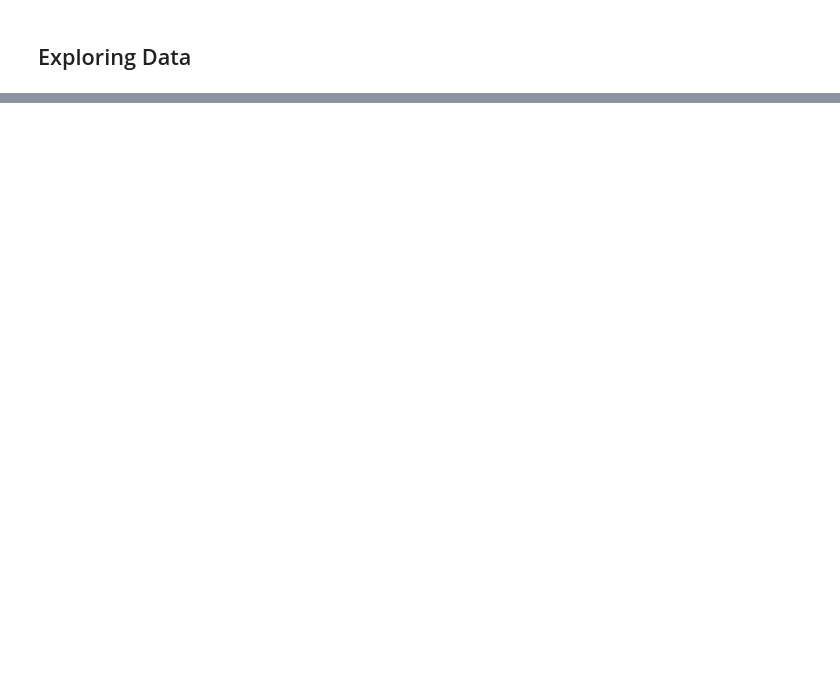
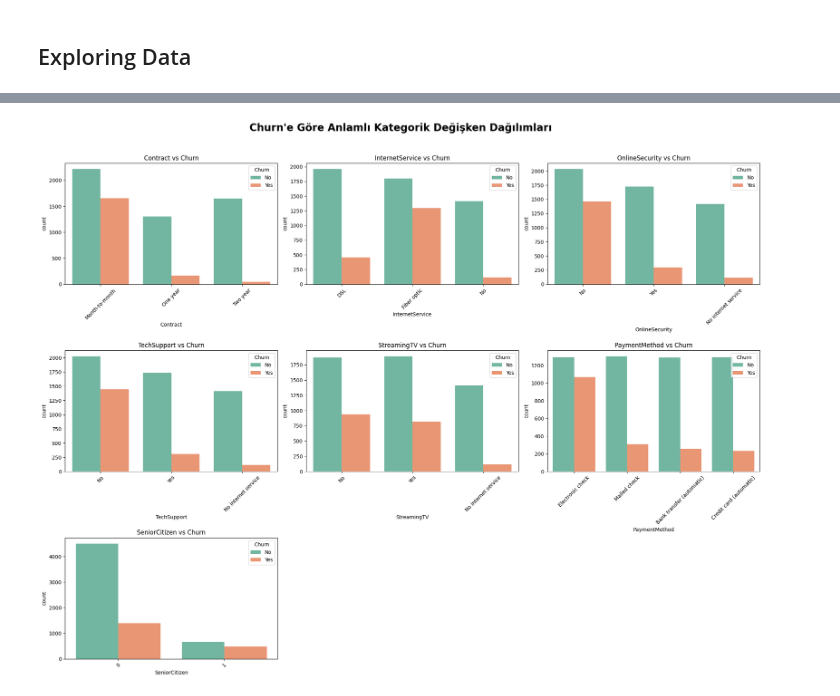
Before and after one commit to erenulusan/Churn-ML-Project, a Jupyter notebook: notebooks/1_EDA_and_Pipeline_development.ipynb, the cells around one changed output, grey strips where cells are left out. Saved outputs shown, nothing was run; the diff lists cells and outputs as text; code cells hidden in the pictures; blank space fills up the shorter version.

```diff
--- a/notebooks/1_EDA_and_Pipeline_development.ipynb
+++ b/notebooks/1_EDA_and_Pipeline_development.ipynb
@@ -512,0 +229,27 @@ plt.show()
+# %%
+from scipy.stats import chi2_contingency
+
+def cramers_v(x, y):
+    confusion_matrix = pd.crosstab(x, y)
+    chi2 = chi2_contingency(confusion_matrix)[0]
+    n = confusion_matrix.sum().sum()
+    r, k = confusion_matrix.shape
+    return np.sqrt(chi2 / (n * (min(k, r) - 1)))
+
+results = []
+
+for col in categorical_features:
+    table = pd.crosstab(df[col], df['Churn'])
+    chi2, p, dof, ex = chi2_contingency(table)
+    cramer = cramers_v(df[col], df['Churn'])
+    reject_h0 = "h0 red" if p < 0.05 else "h0 reddedilemez"
+
+    results.append({
+        "Değişken": col,
+        "p-değeri": round(p, 4),
+        "Cramér’s V": round(cramer, 4),
+        "H₀ Reddedilsin mi?": reject_h0
+    })
+
+chi_df = pd.DataFrame(results)
+chi_df
@@ -512,0 +275,17 @@ plt.show()
+# %%
+important_cats = [
+    'Contract', 'InternetService', 'OnlineSecurity',
+    'TechSupport', 'StreamingTV', 'PaymentMethod', 'SeniorCitizen'
+]
+
+plt.figure(figsize=(20, 15))
+plt.suptitle("Churn'e Göre Anlamlı Kategorik Değişken Dağılımları", fontsize=20, fontweight='bold', y=1.02)
+
+for i, col in enumerate(important_cats):
+    plt.subplot(3, 3, i+1)
+    sns.countplot(x=col, hue='Churn', data=df, palette='Set2')
+    plt.title(f"{col} vs Churn")
+    plt.xticks(rotation=45)
+    plt.tight_layout()
+# %% [output]
+[figure, added]
```
Also changed, not shown: parts of 82 cells of this notebook, 1 other file.
